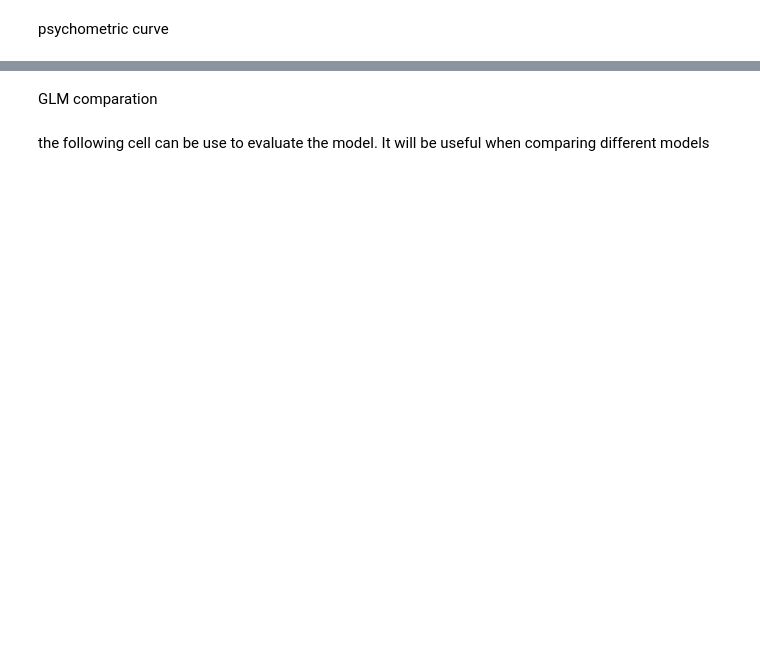
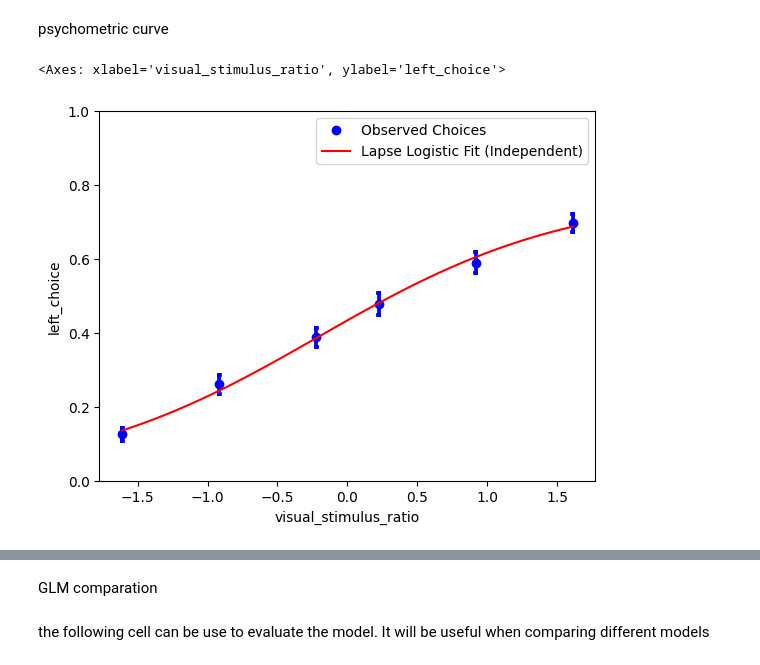
Before and after one commit to LearningCircuitsLab/lecilab-behavior-analysis, a Jupyter notebook: lecilab_behavior_analysis/task_hard_version_playground.ipynb, the cells around one changed output, grey strips where cells are left out. Cells and saved outputs as stored; diff of their text form; code cells hidden in the pictures; blank space fills up the shorter version.

```diff
--- a/lecilab_behavior_analysis/task_hard_version_playground.ipynb
+++ b/lecilab_behavior_analysis/task_hard_version_playground.ipynb
@@ -20,7 +26,7 @@ print(tv_projects)
 animals = utils.get_animals_in_project(tv_projects[1])
 print(animals)
 # download the data for a specific animal
-mouse = "ACV007"
+mouse = "ACV002"
 local_path = Path(utils.get_outpath()) / Path(tv_projects[1]) / Path("sessions") / Path(mouse)
 # create the directory if it doesn't exist
 local_path.mkdir(parents=True, exist_ok=True)
@@ -41,6 +55,9 @@ df_test = df[df["current_training_stage"] == "TwoAFC_visual_hard"]
 psychometric curve
 # %%
 df_test = dft.get_performance_by_difficulty_ratio(df_test)
-plots.psychometric_plot_by_discreVal(df_test, x = 'visual_stimulus_ratio', y = 'left_choice')
+plots.psychometric_plot(df_test, x = 'visual_stimulus_ratio', y = 'left_choice')
+# %% [output]
+<Axes: xlabel='visual_stimulus_ratio', ylabel='left_choice'>
+[figure, added]
 # %%
 df_test = dft.get_performance_by_difficulty_diff(df_test)
```
Also changed, not shown: parts of 17 cells of this notebook.
